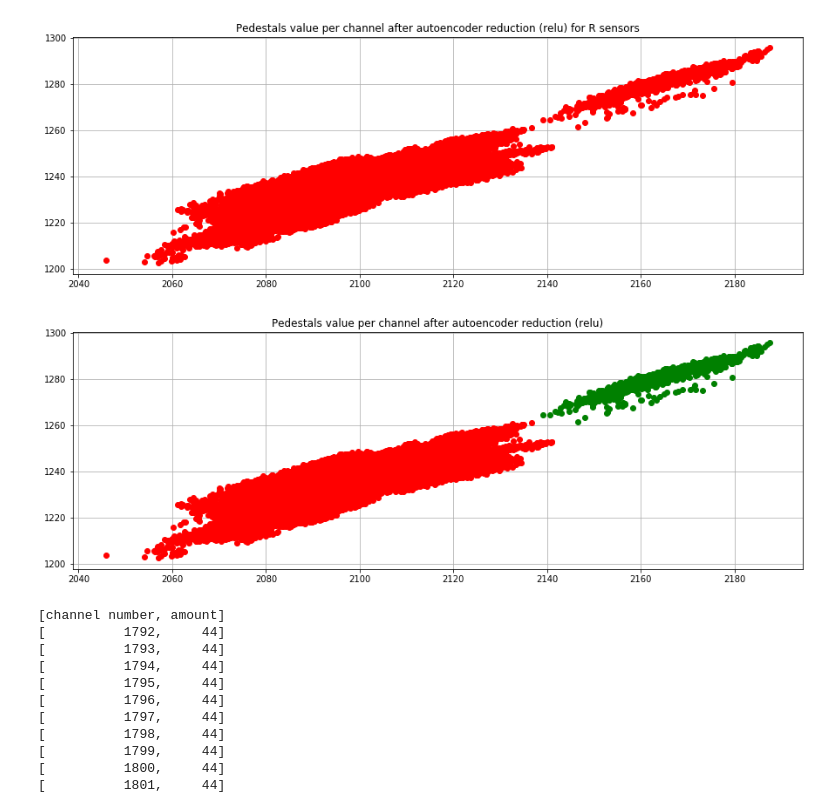
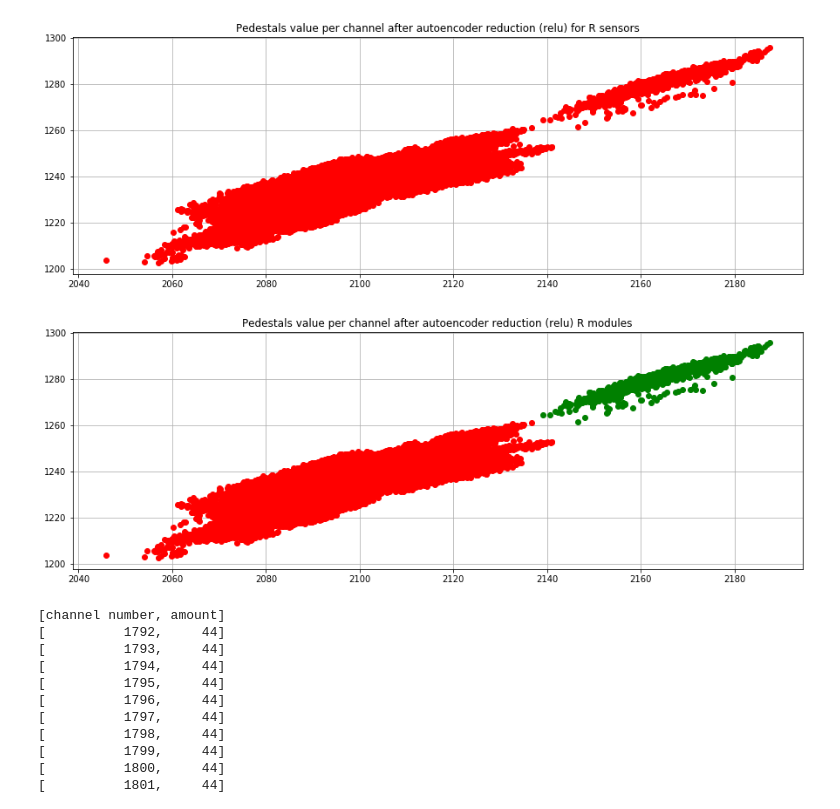
Before and after one commit to Czerwooonka/pracaMagisterska-WizualizacjaDanych, a Jupyter notebook: Autoenkodery/Pedestals.ipynb, the cells around one changed output. Drawn from its saved outputs; the diff is of its cells as text; code cells hidden in the pictures.

```diff
--- a/Autoenkodery/Pedestals.ipynb
+++ b/Autoenkodery/Pedestals.ipynb
@@ -175,7 +175,8 @@ chanell_encoderS = load_model('relu_channel_model2.h5')
 fig, ax = plt.subplots()
 ax.set_title('Pedestals value per channel after autoencoder reduction (relu)')
 
-sensor_numbers = []
+sensor_numbers_GG = []
+sensor_numbers_RR = []
 
 for file in data_files:
     data2 = pd.DataFrame()
@@ -193,9 +194,10 @@ for file in data_files:
     for i in data_test.index:
         if Zenc[i,0] > 1270:
             ax.plot(Zenc[i,0], Zenc[i,1], 'go')
-            sensor_numbers.append(i)
+            sensor_numbers_GG.append(i)
         else:
             ax.plot(Zenc[i,0], Zenc[i,1], 'ro')
+            sensor_numbers_RR.append(i)
 
 #plt.xticks(rotation=90)
 plt.rcParams['figure.figsize'] = [15,5]
@@ -227,0 +233,13 @@ for x in set(sensor_numbers):
+# %%
+barData = pd.DataFrame.from_records(snR)
+
+plt.rc('font', size=20)
+plt.rcParams['figure.figsize'] = [35,10]
+fig, ax = plt.subplots()
+
+ax.set_title('Red cluster')
+ax.bar(barData[0], barData[1], color='r')
+ax.set_xlim([-30, 2078])
+ax.grid()
+
+plt.show()
@@ -227,0 +248,13 @@ for x in set(sensor_numbers):
+# %%
+barData = pd.DataFrame.from_records(snG)
+
+plt.rc('font', size=20)
+plt.rcParams['figure.figsize'] = [35,10]
+fig, ax = plt.subplots()
+
+ax.set_title('Green cluster')
+ax.bar(barData[0], barData[1], color='g')
+ax.set_xlim([-30, 2078])
+ax.grid()
+
+plt.show()
@@ -603,37 +638,39 @@ chanell_encoder.save('relu_R_channel_model.h5')
 chanell_encoderS = load_model('relu_R_channel_model.h5')
 
 fig, ax = plt.subplots()
-ax.set_title('Pedestals value per channel after autoencoder reduction (relu)')
+ax.set_title('Pedestals value per channel after autoencoder reduction (relu) R modules')
 
-sensor_numbers_R = []
+sensor_numbers_Gg = []
+sensor_numbers_Rr = []
 
 for file in data_files:
     data2 = pd.DataFrame()
     data = pd.read_csv(file ,sep=' ', header=None, engine='python', error_bad_lines=False, warn_bad_lines=False)
     data = data[data[0].str.contains("pedestal")]
     data = data[pd.DataFrame(data[1].tolist()).isin(r_sensors_names).any(1)]
     names = data[1].tolist()
     data2 = data.loc[:, 2:2049]
 
     data2.index = names
     data2.columns = range(2048)
 
     data_test = data2.T
 
     Zenc = chanell_encoderS.predict(data_test)
 
     for i in data_test.index:
         if (Zenc[i,0] > 2138) and (Zenc[i,1] > 1260):
             ax.plot(Zenc[i,0], Zenc[i,1], 'go')
-            sensor_numbers_R.append(i)
+            sensor_numbers_Gg.append(i)
         else:
             ax.plot(Zenc[i,0], Zenc[i,1], 'ro')
+            sensor_numbers_Rr.append(i)
 
 #plt.xticks(rotation=90)
 plt.rcParams['figure.figsize'] = [15,5]
 ax.grid()
 plt.show()
 # %% [output]
-[figure, old version]
+[figure, new version]
 # %%
 print("[channel number, amount]")
```
Also changed, not shown: parts of 12 cells of this notebook, 5 other files.
